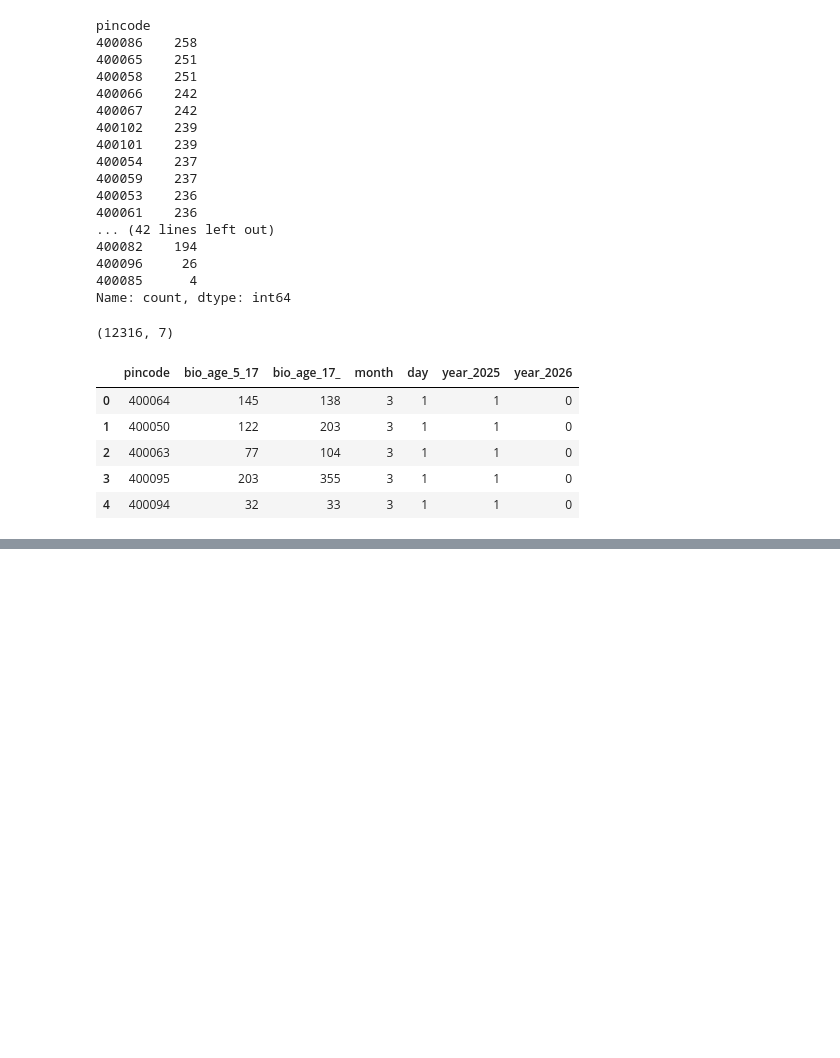
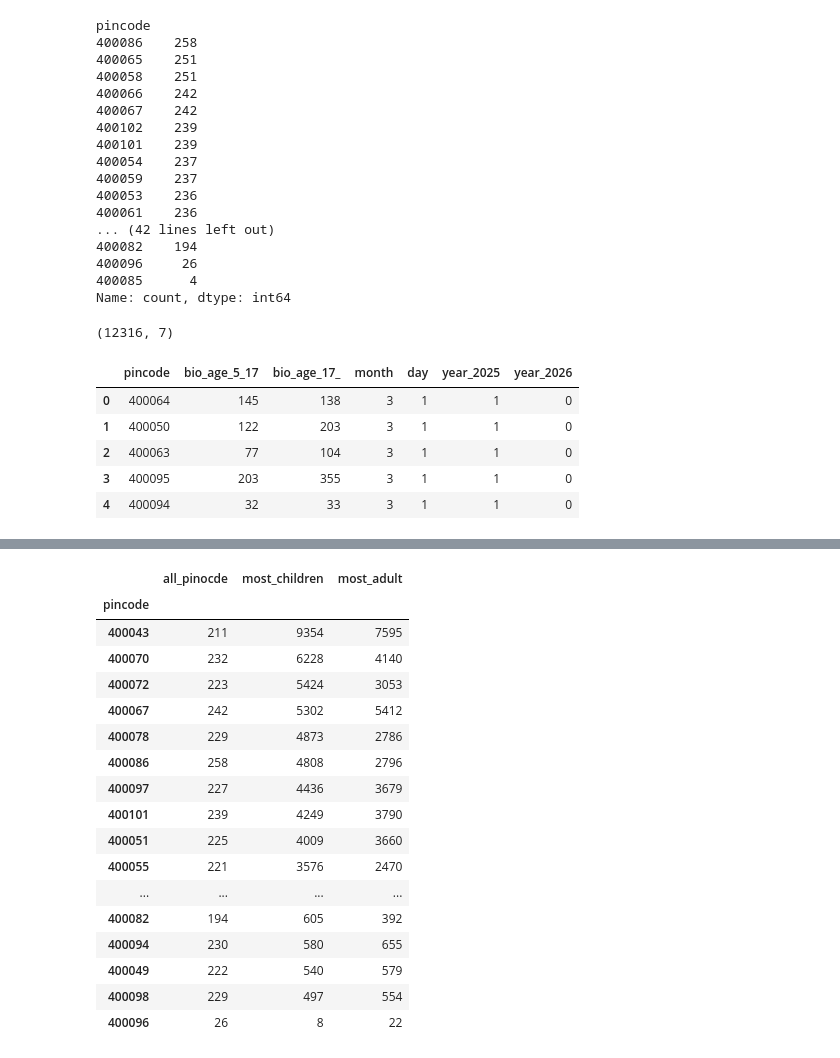
Before and after one commit to Hellnight2005/UIDAI-Data-Hackathon, a Jupyter notebook: team/anas/nnew.ipynb, the cells around one changed output, grey strips where cells are left out. Saved outputs shown, nothing was run; the diff lists cells and outputs as text; code cells hidden in the pictures; blank space fills up the shorter version.

```diff
--- a/team/anas/nnew.ipynb
+++ b/team/anas/nnew.ipynb
@@ -177,0 +211,22 @@ df.head()
+# %%
+insight_df.sort_values(ascending=False ,  by = 'most_children')
+#the pincode 400096 corresponding georegao west have not right calculated
+# %% [output]
+|  | all_pinocde | most_children | most_adult |
+| pincode |  |  |  |
+| 400043 | 211 | 9354 | 7595 |
+| 400070 | 232 | 6228 | 4140 |
+| 400072 | 223 | 5424 | 3053 |
+| 400067 | 242 | 5302 | 5412 |
+| 400078 | 229 | 4873 | 2786 |
+| 400086 | 258 | 4808 | 2796 |
+| 400097 | 227 | 4436 | 3679 |
+| 400101 | 239 | 4249 | 3790 |
+| 400051 | 225 | 4009 | 3660 |
+| 400055 | 221 | 3576 | 2470 |
+| ... | ... | ... | ... |
+| 400082 | 194 | 605 | 392 |
+| 400094 | 230 | 580 | 655 |
+| 400049 | 222 | 540 | 579 |
+| 400098 | 229 | 497 | 554 |
+| 400096 | 26 | 8 | 22 |
```
Also changed, not shown: parts of 19 cells of this notebook.
